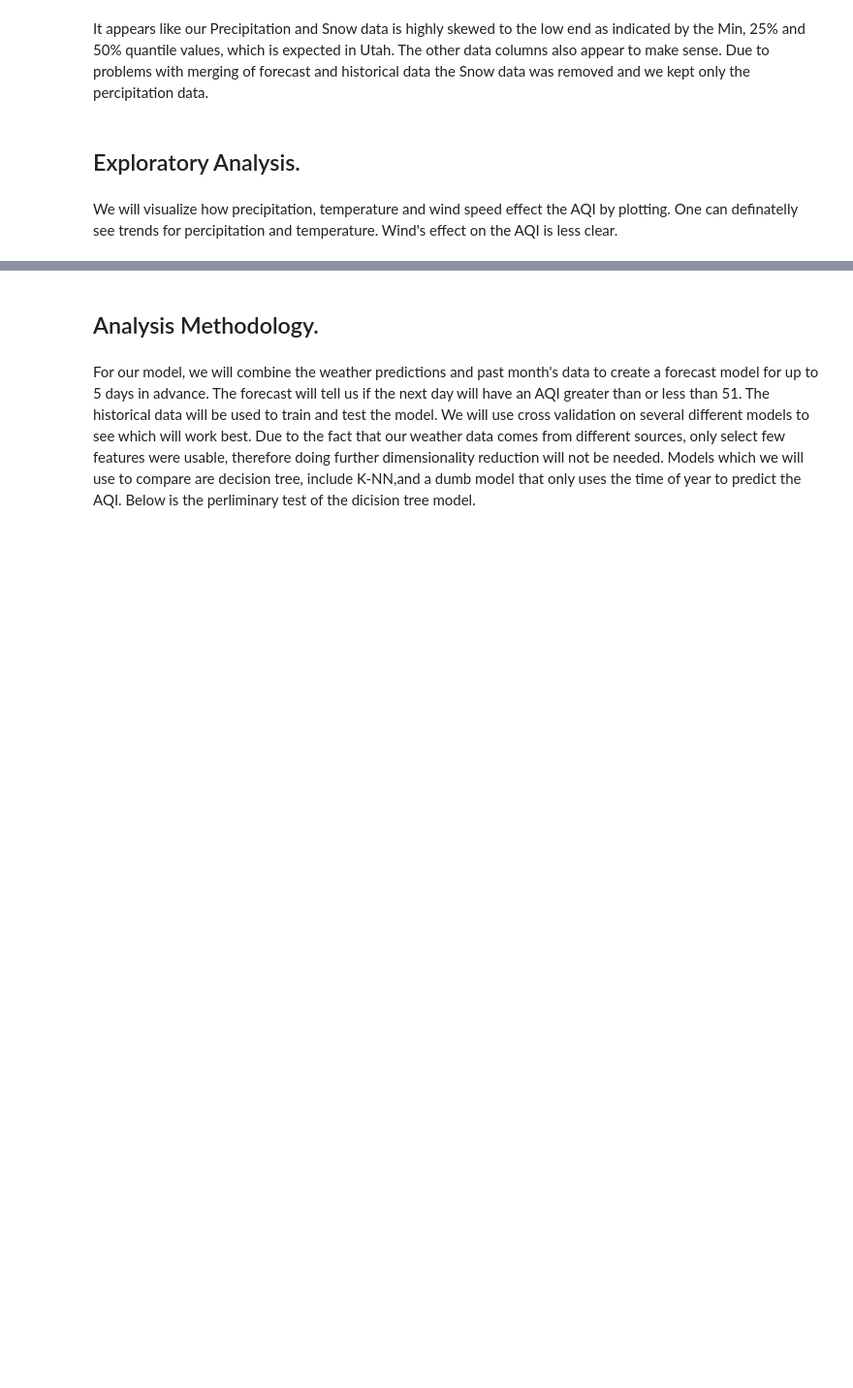
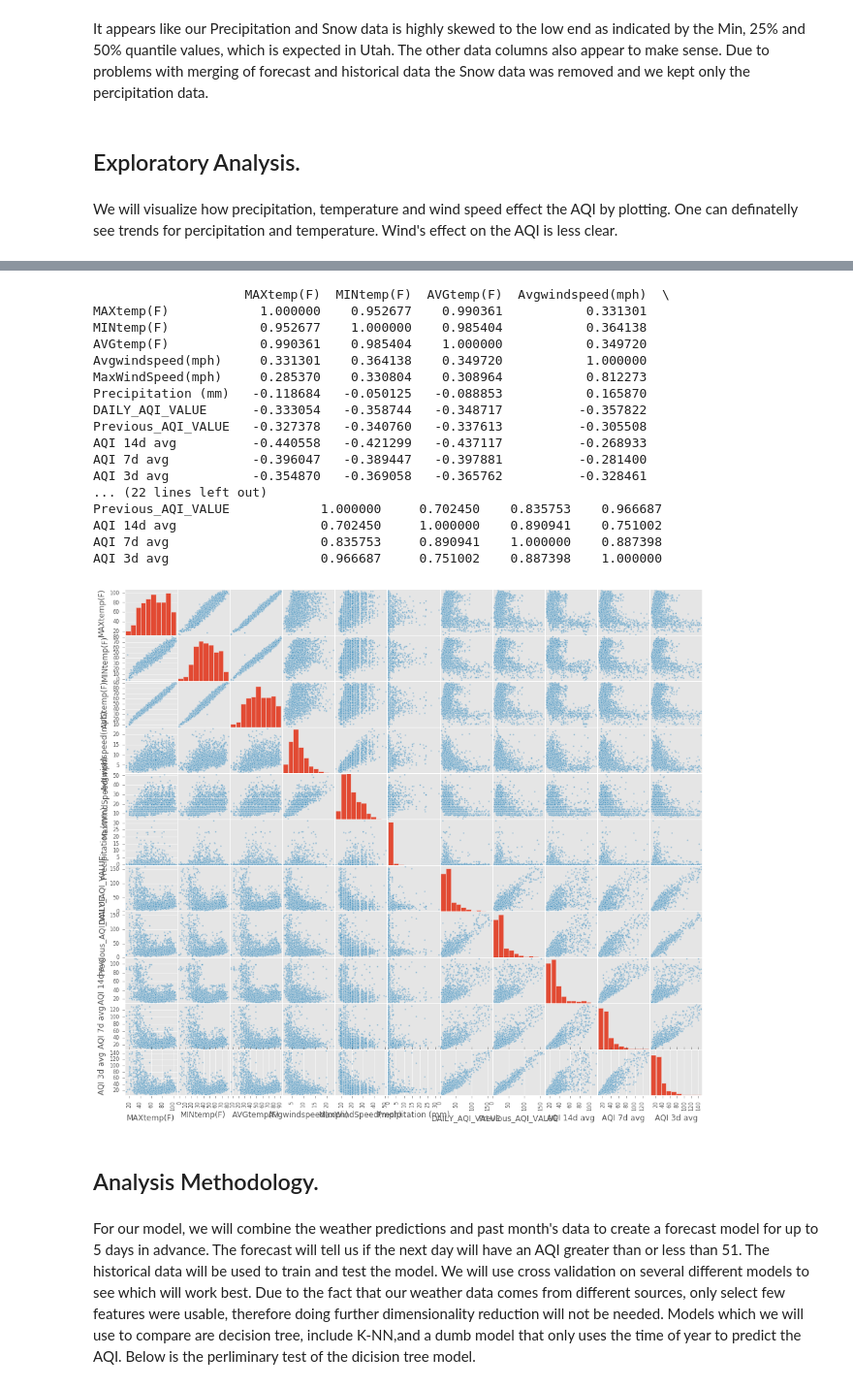
Before and after one commit to rolsenrob/SLC-AQI-Predictions-Project, a Jupyter notebook: SaltLakeCity_AQI_Predictions_and_Forecasting.ipynb, the cells around one changed output, grey strips where cells are left out. Shown at 97% size. Saved outputs shown, nothing was run; the diff lists cells and outputs as text; code cells hidden in the pictures; blank space fills up the shorter version.

```diff
--- a/SaltLakeCity_AQI_Predictions_and_Forecasting.ipynb
+++ b/SaltLakeCity_AQI_Predictions_and_Forecasting.ipynb
@@ -212,11 +252,10 @@ all_aqi_data = all_aqi_data.append(df2015)
 all_aqi_data = all_aqi_data.append(df2016)
 all_aqi_data = all_aqi_data.append(dfpresent)
 
-# Forward fill empty values
-# idx = pd.date_range('11-01-2011', '11-16-2016')
-# all_aqi_data.index = pd.DatetimeIndex(all_aqi_data.index)
-# all_aqi_data = all_aqi_data.reindex(idx,method='ffill')
+# Forward fill empty values and create a column for previous day AQI
 all_aqi_data = all_aqi_data.fillna(method = 'ffill')
+all_aqi_data["Previous_AQI_VALUE"] = all_aqi_data["DAILY_AQI_VALUE"].shift(1)
+
 
 # Create moving average columns.
 all_aqi_data["AQI 14d avg"] = np.round(all_aqi_data["DAILY_AQI_VALUE"].rolling(window = 14, center = False).mean(),2)
@@ -238,4 +277,4 @@ del all_aqi_data["SITE_LONGITUDE"]
 
 # remove data prior to 11/01/2011 to match up with aquired weather data
 all_aqi_data = all_aqi_data ["11/01/2011":]
-all_aqi_data.describe()
+all_aqi_data.head()
@@ -298,7 +370,26 @@ del all_historic_data["New Date"]
 # %%
 #Scatter plot matrix and correlation of data
 print(all_historic_data.corr())
-pd.scatter_matrix(all_historic_data, figsize=(10, 10), diagonal='hist');
+pd.scatter_matrix(all_historic_data, figsize=(16, 14), diagonal='hist');
+# %% [output]
+                    MAXtemp(F)  MINtemp(F)  AVGtemp(F)  Avgwindspeed(mph)  \
+MAXtemp(F)            1.000000    0.952677    0.990361           0.331301
+MINtemp(F)            0.952677    1.000000    0.985404           0.364138
+AVGtemp(F)            0.990361    0.985404    1.000000           0.349720
+Avgwindspeed(mph)     0.331301    0.364138    0.349720           1.000000
+MaxWindSpeed(mph)     0.285370    0.330804    0.308964           0.812273
+Precipitation (mm)   -0.118684   -0.050125   -0.088853           0.165870
+DAILY_AQI_VALUE      -0.333054   -0.358744   -0.348717          -0.357822
+Previous_AQI_VALUE   -0.327378   -0.340760   -0.337613          -0.305508
+AQI 14d avg          -0.440558   -0.421299   -0.437117          -0.268933
+AQI 7d avg           -0.396047   -0.389447   -0.397881          -0.281400
+AQI 3d avg           -0.354870   -0.369058   -0.365762          -0.328461
+... (22 lines left out)
+Previous_AQI_VALUE            1.000000     0.702450    0.835753    0.966687
+AQI 14d avg                   0.702450     1.000000    0.890941    0.751002
+AQI 7d avg                    0.835753     0.890941    1.000000    0.887398
+AQI 3d avg                    0.966687     0.751002    0.887398    1.000000
+[figure, added]
 # %% [markdown]
 ## Analysis Methodology.
 # %% [markdown]
```
Also changed, not shown: parts of 23 cells of this notebook, 1 other file.
